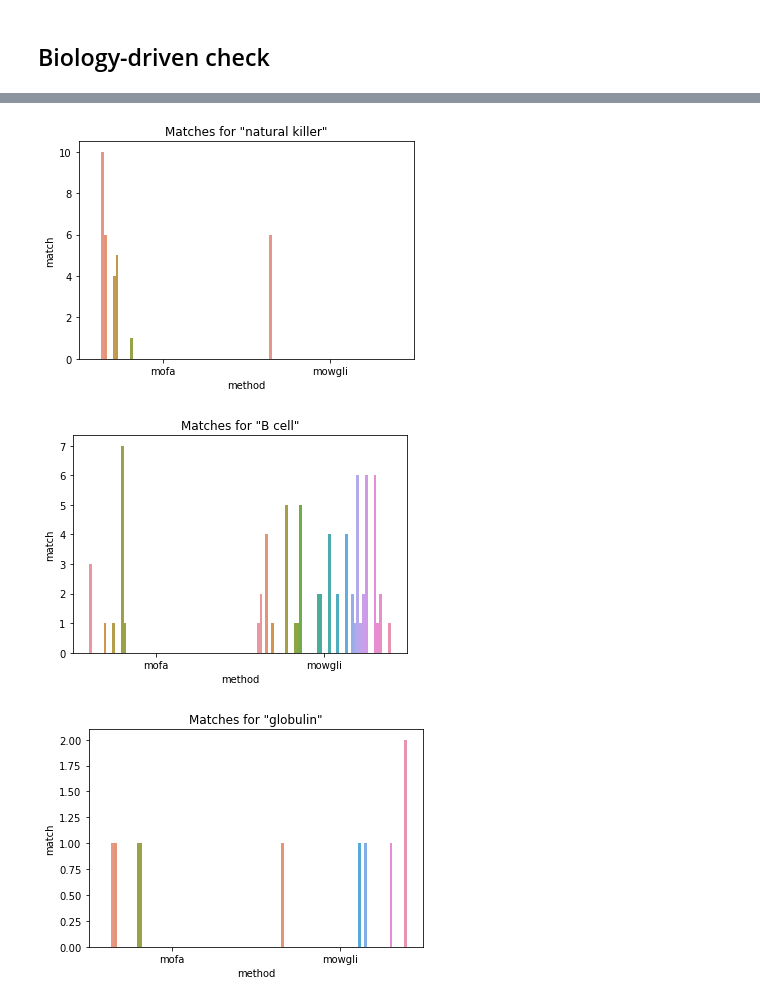
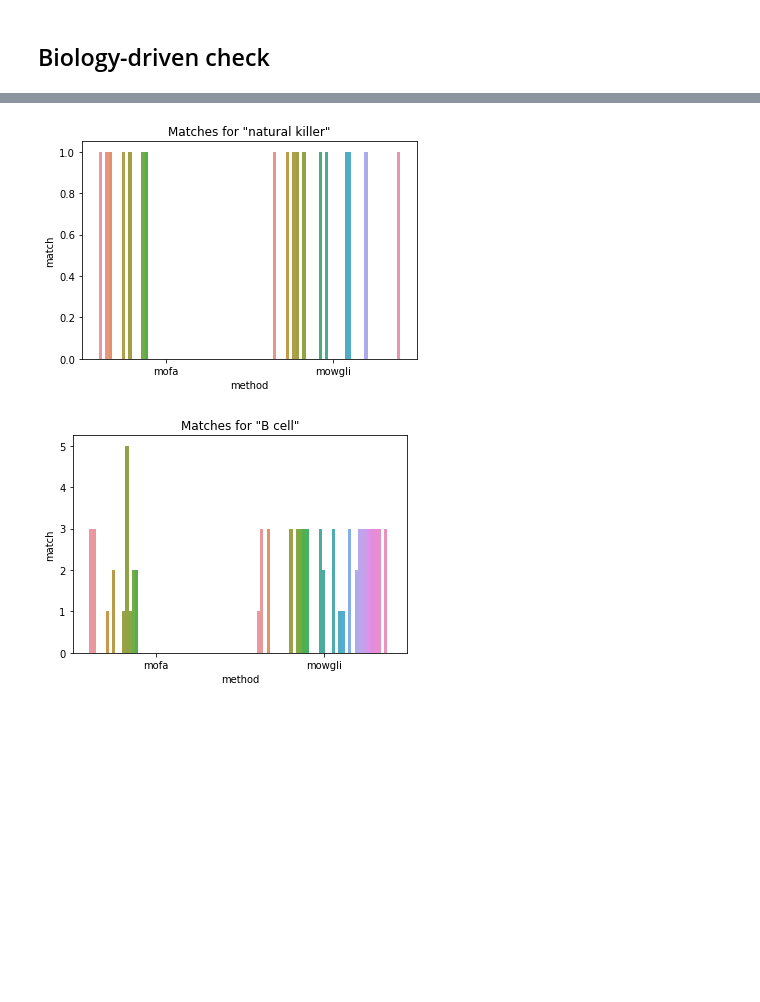
Before and after one commit to cantinilab/mowgli_reproducibility, a Jupyter notebook: visualize/visualize_enrichment.ipynb, the cells around one changed output, grey strips where cells are left out. Drawn from its saved outputs; the diff is of its cells as text; code cells hidden in the pictures; blank space fills up the shorter version.

```diff
--- a/visualize/visualize_enrichment.ipynb
+++ b/visualize/visualize_enrichment.ipynb
@@ -16,12 +16,14 @@ if enrichment_file == "fgsea": # Get fgsea results.
 elif enrichment_file == "gprofiler": # Get gprofiler results.
     enr = pd.read_csv("/users/csb/huizing/Documents/PhD/Code/mowgli_reproducibility/enrich/enrichment.csv", index_col=0)
     enr["dim"] = enr["query"].str.split(" ", expand=True)[1].astype(int)
+    enr["name"] = enr["native"]
 # %%
-# enr = enr[enr["source"] == "GO:MF"] # Molecular function
-# enr = enr[enr["source"] == "GO:CC"] # Cellular component
-enr = enr[enr["source"] == "GO:BP"] # Biological process
-# enr = enr[enr["source"] == "KEGG"] # KEGG pathways
-# enr = enr[enr["source"] == "REAC"] # Reactome pathways
+# enr = enr[enr["source"] == "GO_Molecular_Function_2021"] # Molecular function
+# enr = enr[enr["source"] == "GO_Cellular_Component_2021"] # Cellular component
+# enr = enr[enr["source"] == "GO_Biological_Process_2021"] # Biological process
+# enr = enr[enr["source"] == "KEGG_2021_Human"] # KEGG pathways
+# enr = enr[enr["source"] == "Reactome_2016"] # Reactome pathways
+enr = enr[enr["source"] == "PanglaoDB_Augmented_2021"] # Cell types
 # %%
 enr = enr[enr["p_value"] < .05]
 # %%
@@ -114,27 +116,26 @@ enr.head()
 5 rows × 21 columns
 # %%
+# TODO: check this, it seems weird
 def barplot_matches(keywords, case=False):
     enr["match"] = enr["name"].str.contains(keywords, case=case)
     fig, ax = plt.subplots(1, 1)
     sns.barplot(
         data=enr.groupby(["method", "dim"])["match"].sum().reset_index(),
         x="method",
         y="match",
         hue="dim",
         ax=ax,
     )
     ax.set_title(f'Matches for "{keywords}"')
     ax.get_legend().remove()
     plt.show()
 
 
 barplot_matches("natural killer")
 barplot_matches("B cell")
-barplot_matches("globulin")
 # %% [output]
-[figure, old version]
+[figure, new version]
-[figure, old version]
+[figure, new version]
-[figure, removed]
 # %%
 def stripplot_matches(keywords, case=False):
     fig, ax = plt.subplots(1, 1)
```
Also changed, not shown: parts of 8 cells of this notebook, 2 other files.
